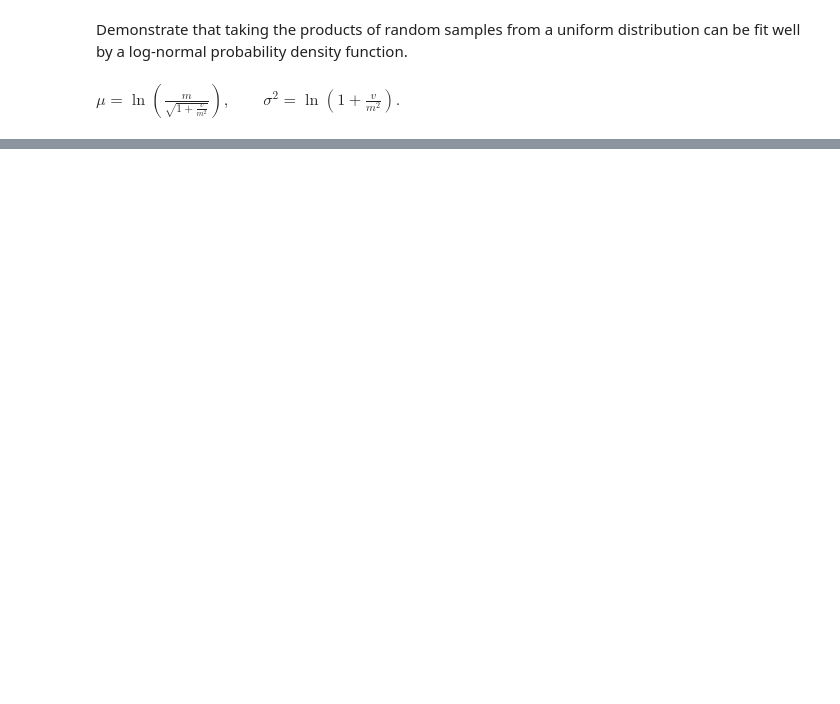
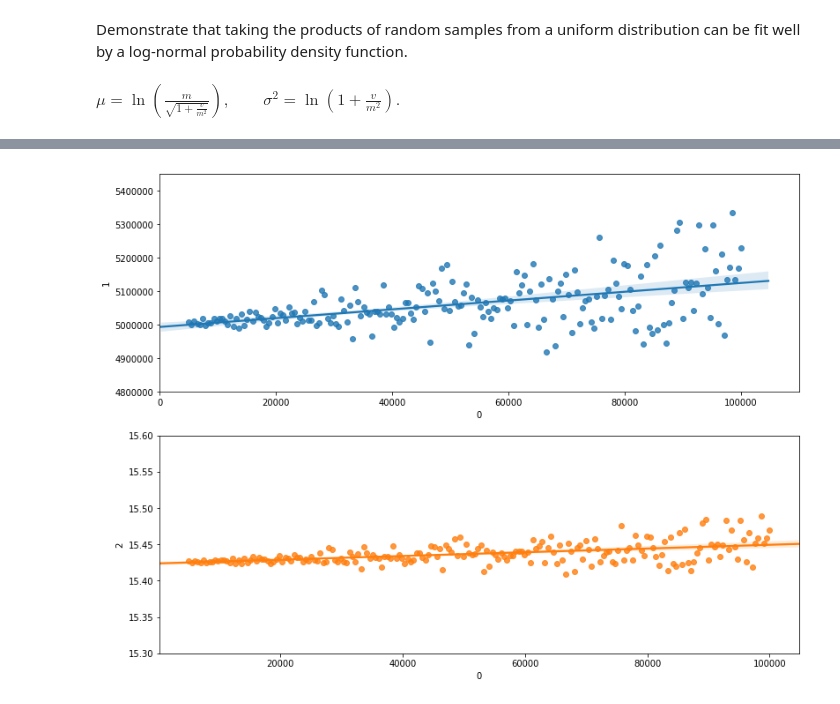
Before and after one commit to Kollanda/Python, a Jupyter notebook: Disclaimer Workbook.ipynb, the cells around one changed output, grey strips where cells are left out. Saved outputs shown, nothing was run; the diff lists cells and outputs as text; code cells hidden in the pictures; blank space fills up the shorter version.

Commit message:
added heteroskedasticity

```diff
--- a/Disclaimer Workbook.ipynb
+++ b/Disclaimer Workbook.ipynb
@@ -391,0 +436,33 @@ For example, if you apply any logarithmic transformation to a set of data, the m
+# %%
+# Generate some heteroskedastic scatterplot
+x = np.linspace(5000, 100000, 200) # generate 500 values in between 1 and 1000
+
+# want to generate a conditional distribution of x given y with a variance that is a function of y
+a=5000000 # interecept that is sufficiently high to ensure we do not have negative values (otherwise the log is not defined)
+b=1
+mu = 0
+sigma = 1
+y = a +b*x*1.1 + 1.1*x*np.random.normal(mu,sigma,200)
+y_log = np.log(y)
+
+import pandas as pd
+df = pd.DataFrame(x)
+df[1] = pd.Series(y)
+df[2] = pd.Series(y_log)
+#plt.plot(y)
+#plt.scatter(df[0],df[1])
+
+import seaborn as sns
+
+# Two subplots
+fig, (ax1, ax2) = plt.subplots(nrows=2, sharex=False, sharey=False,figsize=(13,10))
+
+sns.regplot(df[0],df[1], data=df, ax = ax1)
+sns.regplot(df[0],df[2], data=df, ax = ax2)
+#ax2.set_xlim([0, 5])
+ax1.set_xlim([0, 110000])
+ax1.set_ylim([4800000, 5450000])
+ax2.set_ylim([15.3, 15.6])
+plt.show()
+# %% [output]
+[figure, added]
```
Also changed, not shown: parts of 38 cells of this notebook.
